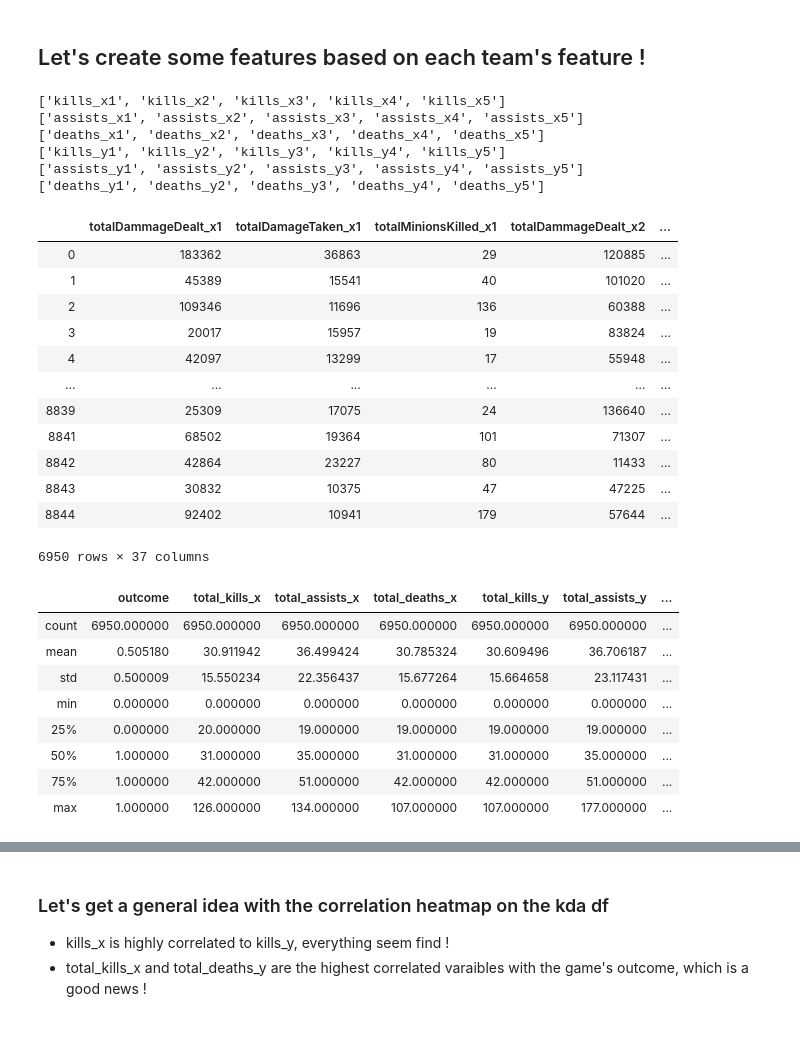
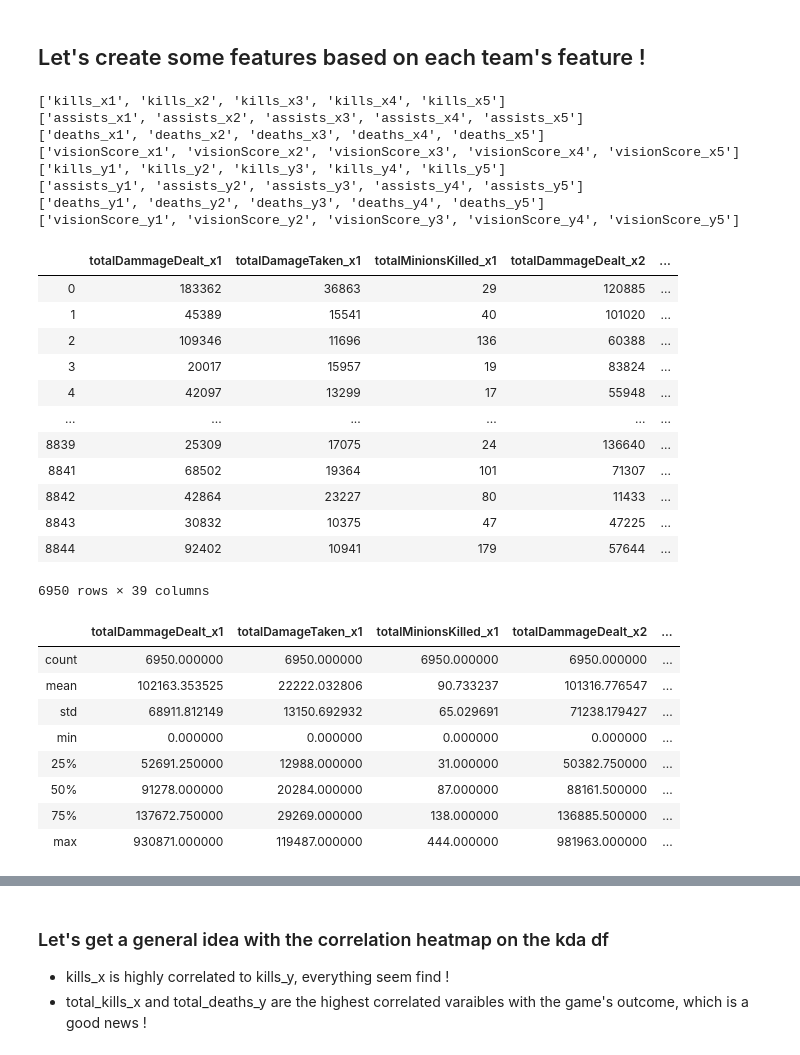
Before and after one commit to valentin-fngr/LeagueLegAI, a Jupyter notebook: training.py.ipynb, the cells around one changed output, grey strips where cells are left out. Saved outputs shown, nothing was run; the diff lists cells and outputs as text; code cells hidden in the pictures.

```diff
--- a/training.py.ipynb
+++ b/training.py.ipynb
@@ -74,6 +74,6 @@ df["is_winner_x"].replace({"Win" : 1, "Fail" : 0}, inplace=True)
 # renaming the a more understandable target feature's name
 df = df.rename(columns={"is_winner_x" : "outcome"})
 # removing the unnecessary feature 'is_winner_y'
-df = df.drop("is_winner_y", axis=1)
+df = df.drop(["is_winner_y", "seasonId"], axis=1)
 df.head()
 # %% [output]
@@ -219,7 +217,7 @@ Pearson coefficient : -0.06276804194507071
 # %%
 # I want to create a total_kill, total_assist, total_death feature for each team
 
-columns = ["kills", "assists", "deaths"]
+columns = ["kills", "assists", "deaths", "vision"]
 for team in ["x", "y"]:
     for column in columns:
         df[f"total_{column}_{team}"] = 0
@@ -234,9 +232,11 @@ total_df
 ['kills_x1', 'kills_x2', 'kills_x3', 'kills_x4', 'kills_x5']
 ['assists_x1', 'assists_x2', 'assists_x3', 'assists_x4', 'assists_x5']
 ['deaths_x1', 'deaths_x2', 'deaths_x3', 'deaths_x4', 'deaths_x5']
+['visionScore_x1', 'visionScore_x2', 'visionScore_x3', 'visionScore_x4', 'visionScore_x5']
 ['kills_y1', 'kills_y2', 'kills_y3', 'kills_y4', 'kills_y5']
 ['assists_y1', 'assists_y2', 'assists_y3', 'assists_y4', 'assists_y5']
 ['deaths_y1', 'deaths_y2', 'deaths_y3', 'deaths_y4', 'deaths_y5']
+['visionScore_y1', 'visionScore_y2', 'visionScore_y3', 'visionScore_y4', 'visionScore_y5']
 |  | totalDammageDealt_x1 | totalDamageTaken_x1 | totalMinionsKilled_x1 | totalDammageDealt_x2 | ... |
 | 0 | 183362 | 36863 | 29 | 120885 | ... |
 | 1 | 45389 | 15541 | 40 | 101020 | ... |
@@ -249,17 +249,17 @@ total_df
 | 8842 | 42864 | 23227 | 80 | 11433 | ... |
 | 8843 | 30832 | 10375 | 47 | 47225 | ... |
 | 8844 | 92402 | 10941 | 179 | 57644 | ... |
-6950 rows × 37 columns
+6950 rows × 39 columns
 # %%
-kda_df.describe()
+total_df.describe()
 # %% [output]
-|  | outcome | total_kills_x | total_assists_x | total_deaths_x | total_kills_y | total_assists_y | ... |
-| count | 6950.000000 | 6950.000000 | 6950.000000 | 6950.000000 | 6950.000000 | 6950.000000 | ... |
-| mean | 0.505180 | 30.911942 | 36.499424 | 30.785324 | 30.609496 | 36.706187 | ... |
-| std | 0.500009 | 15.550234 | 22.356437 | 15.677264 | 15.664658 | 23.117431 | ... |
-| min | 0.000000 | 0.000000 | 0.000000 | 0.000000 | 0.000000 | 0.000000 | ... |
-| 25% | 0.000000 | 20.000000 | 19.000000 | 19.000000 | 19.000000 | 19.000000 | ... |
-| 50% | 1.000000 | 31.000000 | 35.000000 | 31.000000 | 31.000000 | 35.000000 | ... |
-| 75% | 1.000000 | 42.000000 | 51.000000 | 42.000000 | 42.000000 | 51.000000 | ... |
-| max | 1.000000 | 126.000000 | 134.000000 | 107.000000 | 107.000000 | 177.000000 | ... |
+|  | totalDammageDealt_x1 | totalDamageTaken_x1 | totalMinionsKilled_x1 | totalDammageDealt_x2 | ... |
+| count | 6950.000000 | 6950.000000 | 6950.000000 | 6950.000000 | ... |
+| mean | 102163.353525 | 22222.032806 | 90.733237 | 101316.776547 | ... |
+| std | 68911.812149 | 13150.692932 | 65.029691 | 71238.179427 | ... |
+| min | 0.000000 | 0.000000 | 0.000000 | 0.000000 | ... |
+| 25% | 52691.250000 | 12988.000000 | 31.000000 | 50382.750000 | ... |
+| 50% | 91278.000000 | 20284.000000 | 87.000000 | 88161.500000 | ... |
+| 75% | 137672.750000 | 29269.000000 | 138.000000 | 136885.500000 | ... |
+| max | 930871.000000 | 119487.000000 | 444.000000 | 981963.000000 | ... |
 # %%
```
Also changed, not shown: parts of 19 cells of this notebook.
